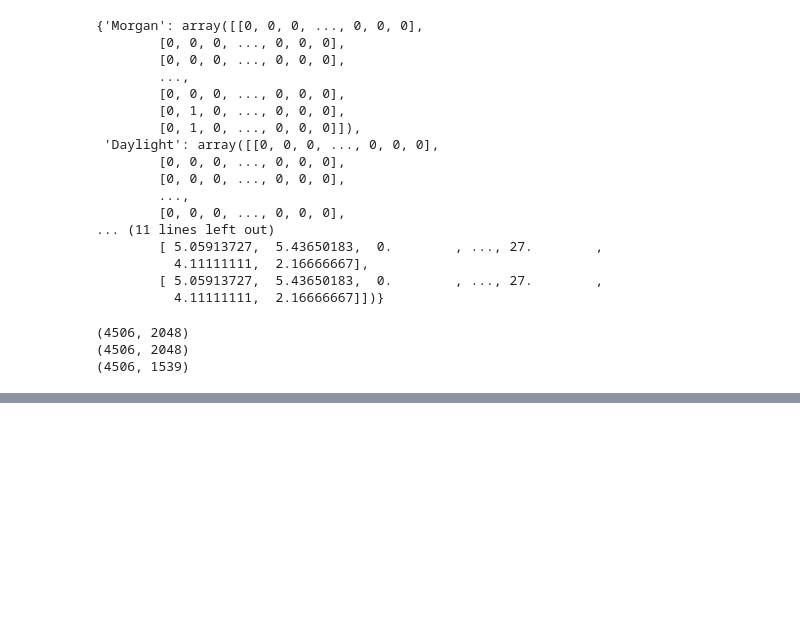
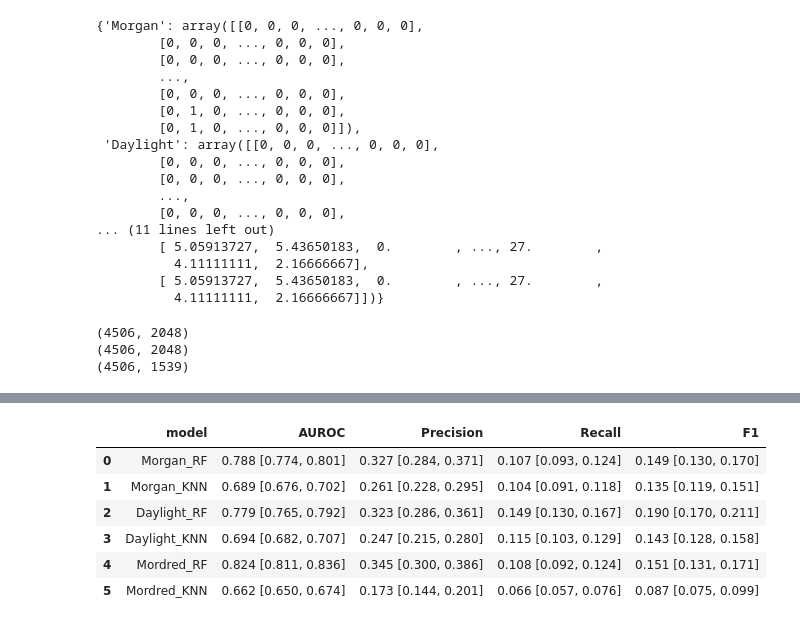
Before and after one commit to cluiverto/osmo, a Jupyter notebook: notebooks/morgan_mordred_daylight.ipynb, the cells around one changed output, grey strips where cells are left out. Drawn from its saved outputs; the diff is of its cells as text; code cells hidden in the pictures; blank space fills up the shorter version.

```diff
--- a/notebooks/morgan_mordred_daylight.ipynb
+++ b/notebooks/morgan_mordred_daylight.ipynb
@@ -293,0 +331,86 @@ summary_df
+# %%
+from sklearn.metrics import roc_auc_score, precision_score, recall_score, f1_score
+import numpy as np
+import pandas as pd
+
+def compute_bootstrap_metric(y_true, y_pred, y_proba, metric_fn, n_bootstrap=1000, random_state=42):
+    rng = np.random.RandomState(random_state)
+    n_samples = y_true.shape[0]
+    vals = []
+    for _ in range(n_bootstrap):
+        idx = rng.choice(n_samples, size=n_samples, replace=True)
+        yt = y_true[idx]
+        yp = y_pred[idx]
+        yp_proba = y_proba[idx] if y_proba is not None else None
+        try:
+            val = metric_fn(yt, yp if yp_proba is None else yp_proba)
+        except Exception:
+            val = np.nan
+        vals.append(val)
+    vals = np.array(vals)
+    mean = np.nanmean(vals)
+    lower = np.nanpercentile(vals, 2.5)
+    upper = np.nanpercentile(vals, 97.5)
+    return mean, lower, upper
+
+results = []
+models = {}
+
+for feat_name, X in feature_sets.items():
+    X_train_, X_test_ = get_split(X, train_indices, test_indices)
+    for model_name, model_init in model_types.items():
+        key = f"{feat_name}_{model_name}"
+        print(f"Trenuję {key} ...")
+        model = model_init()
+        model.fit(X_train_, y_train)
+        y_pred = model.predict(X_test_)
+        if hasattr(y_pred, "toarray"):
+            y_pred = y_pred.toarray()
+
+        # Probabilistyczne predykcje (potrzebne do AUROC)
+        y_proba = None
+        try:
+            if hasattr(model, "predict_proba"):
+                y_proba_list = model.predict_proba(X_test_)
+                if isinstance(y_proba_list, list) or isinstance(y_proba_list, tuple):
+                    y_proba = np.stack([p[:, 1] for p in y_proba_list], axis=1)
+                else:
+                    y_proba = y_proba_list
+        except Exception:
+            y_proba = None
+
+        # Funkcje do bootstrapa
+        auroc_fn = lambda yt, yp_proba: roc_auc_score(yt, yp_proba, average='macro')
+        precision_fn = lambda yt, yp: precision_score(yt, yp, average='macro', zero_division=0)
+        recall_fn = lambda yt, yp: recall_score(yt, yp, average='macro', zero_division=0)
+        f1_fn = lambda yt, yp: f1_score(yt, yp, average='macro', zero_division=0)
+
+        # Licz metryki + 95% CI (bootstrap)
+        if y_proba is not None:
+            auroc_mean, auroc_lower, auroc_upper = compute_bootstrap_metric(y_test, y_pred, y_proba, auroc_fn)
+        else:
+            auroc_mean, auroc_lower, auroc_upper = np.nan, np.nan, np.nan
+        precision_mean, precision_lower, precision_upper = compute_bootstrap_metric(y_test, y_pred, None, precision_fn)
+        recall_mean, recall_lower, recall_upper = compute_bootstrap_metric(y_test, y_pred, None, recall_fn)
+        f1_mean, f1_lower, f1_upper = compute_bootstrap_metric(y_test, y_pred, None, f1_fn)
+
+        results.append({
+            'model': key,
+            'AUROC': f"{auroc_mean:.3f} [{auroc_lower:.3f}, {auroc_upper:.3f}]",
+            'Precision': f"{precision_mean:.3f} [{precision_lower:.3f}, {precision_upper:.3f}]",
+            'Recall': f"{recall_mean:.3f} [{recall_lower:.3f}, {recall_upper:.3f}]",
+            'F1': f"{f1_mean:.3f} [{f1_lower:.3f}, {f1_upper:.3f}]"
+        })
+
+        # Zapisz wytrenowany model i predykcje do późniejszej inferencji
+        models[key] = {
+            'model': model,
+            'y_pred': y_pred,
+            'X_test': X_test_,
+            'y_test': y_test,
+            'test_indices': test_indices
+        }
+
+results_df = pd.DataFrame(results)
+results_df
+# %% [output]
@@ -293,0 +423,7 @@ summary_df
+|  | model | AUROC | Precision | Recall | F1 |
+| 0 | Morgan_RF | 0.788 [0.774, 0.801] | 0.327 [0.284, 0.371] | 0.107 [0.093, 0.124] | 0.149 [0.130, 0.170] |
+| 1 | Morgan_KNN | 0.689 [0.676, 0.702] | 0.261 [0.228, 0.295] | 0.104 [0.091, 0.118] | 0.135 [0.119, 0.151] |
+| 2 | Daylight_RF | 0.779 [0.765, 0.792] | 0.323 [0.286, 0.361] | 0.149 [0.130, 0.167] | 0.190 [0.170, 0.211] |
+| 3 | Daylight_KNN | 0.694 [0.682, 0.707] | 0.247 [0.215, 0.280] | 0.115 [0.103, 0.129] | 0.143 [0.128, 0.158] |
+| 4 | Mordred_RF | 0.824 [0.811, 0.836] | 0.345 [0.300, 0.386] | 0.108 [0.092, 0.124] | 0.151 [0.131, 0.171] |
+| 5 | Mordred_KNN | 0.662 [0.650, 0.674] | 0.173 [0.144, 0.201] | 0.066 [0.057, 0.076] | 0.087 [0.075, 0.099] |
```
Also changed, not shown: parts of 20 cells of this notebook.
